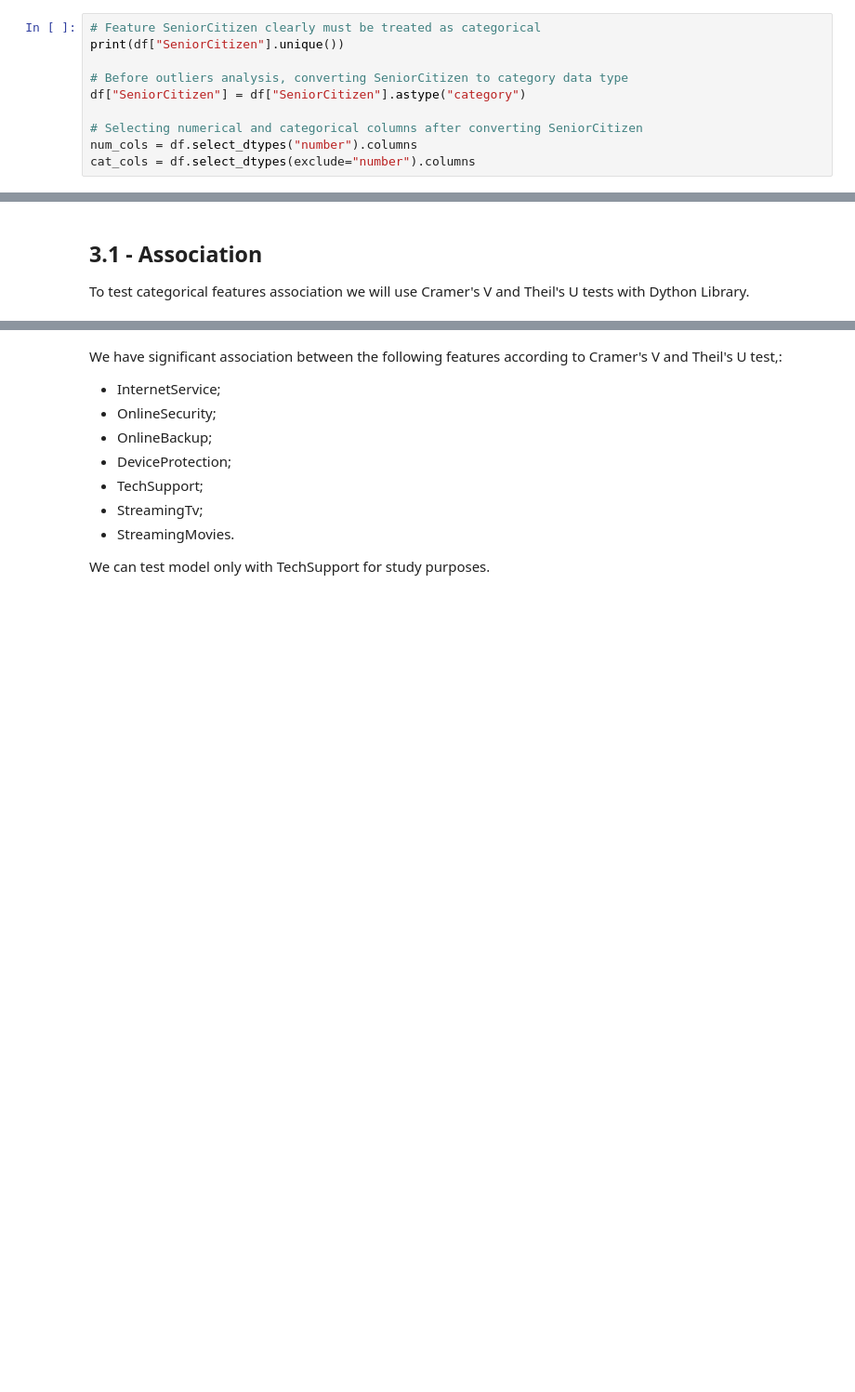
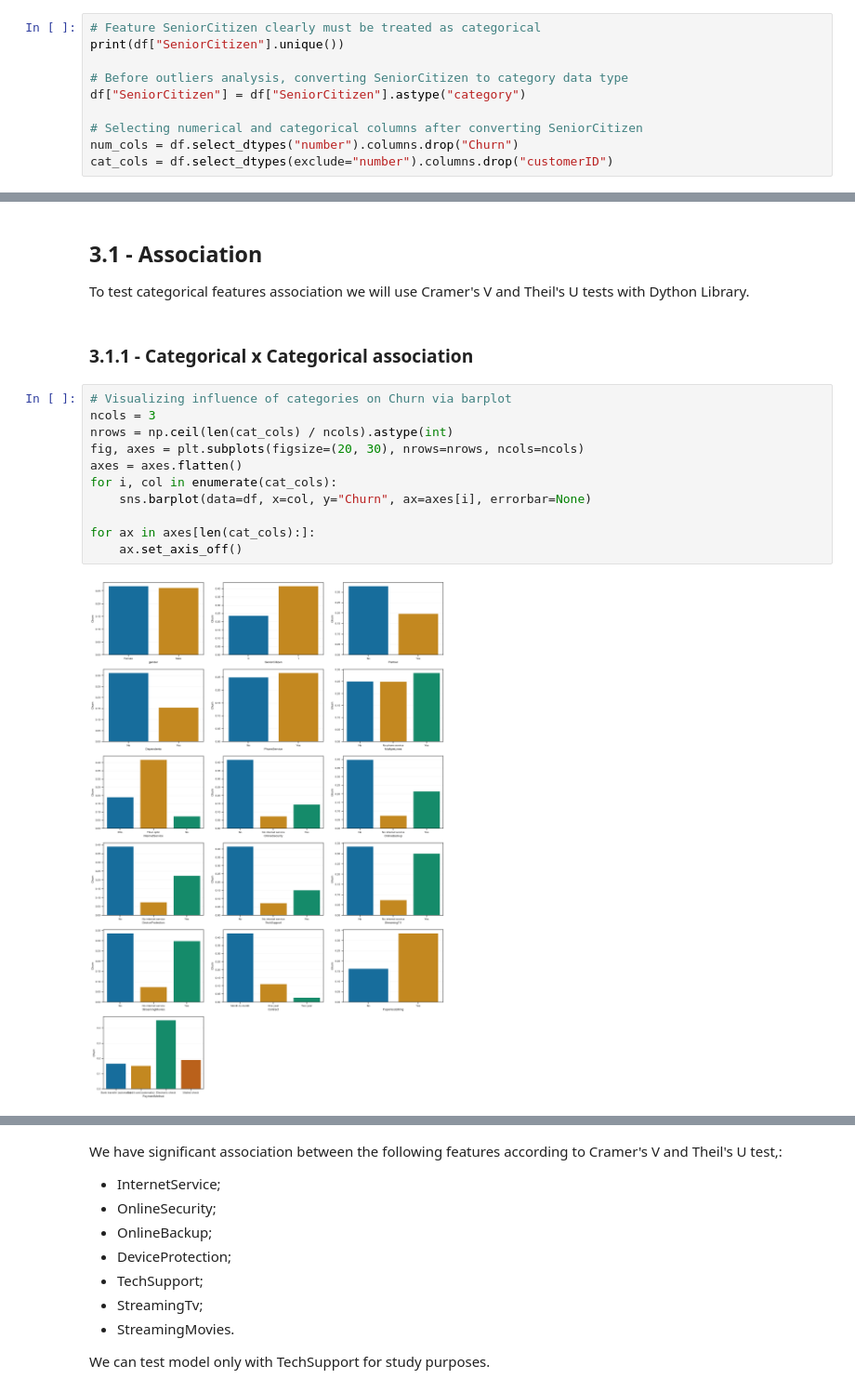
Before and after one commit to guipradow/churn_prediction, a Jupyter notebook: churn_prediction.ipynb, the cells around one changed output, grey strips where cells are left out. Shown: that part at 93% size. Saved outputs shown, nothing was run; the diff lists cells and outputs as text; blank space fills up the shorter version.

```diff
--- a/churn_prediction.ipynb
+++ b/churn_prediction.ipynb
@@ -136,8 +139,8 @@ print(df["SeniorCitizen"].unique())
 df["SeniorCitizen"] = df["SeniorCitizen"].astype("category")
 
 # Selecting numerical and categorical columns after converting SeniorCitizen
-num_cols = df.select_dtypes("number").columns
-cat_cols = df.select_dtypes(exclude="number").columns
+num_cols = df.select_dtypes("number").columns.drop("Churn")
+cat_cols = df.select_dtypes(exclude="number").columns.drop("customerID")
 # %% [output]
 [0 1]
 # %%
@@ -171,3 +174,18 @@ According to Initial Exploration Report isn't necessary to deal with NaN values.
 ## 3.1 - Association
 
 To test categorical features association we will use Cramer's V and Theil's U tests with Dython Library.
+# %% [markdown]
+### 3.1.1 - Categorical x Categorical association
+# %%
+# Visualizing influence of categories on Churn via barplot
+ncols = 3
+nrows = np.ceil(len(cat_cols) / ncols).astype(int)
+fig, axes = plt.subplots(figsize=(20, 30), nrows=nrows, ncols=ncols)
+axes = axes.flatten()
+for i, col in enumerate(cat_cols):
+    sns.barplot(data=df, x=col, y="Churn", ax=axes[i], errorbar=None)
+
+for ax in axes[len(cat_cols):]:
+    ax.set_axis_off()
+# %% [output]
+[figure, added]
```
Also changed, not shown: parts of 9 cells of this notebook.
